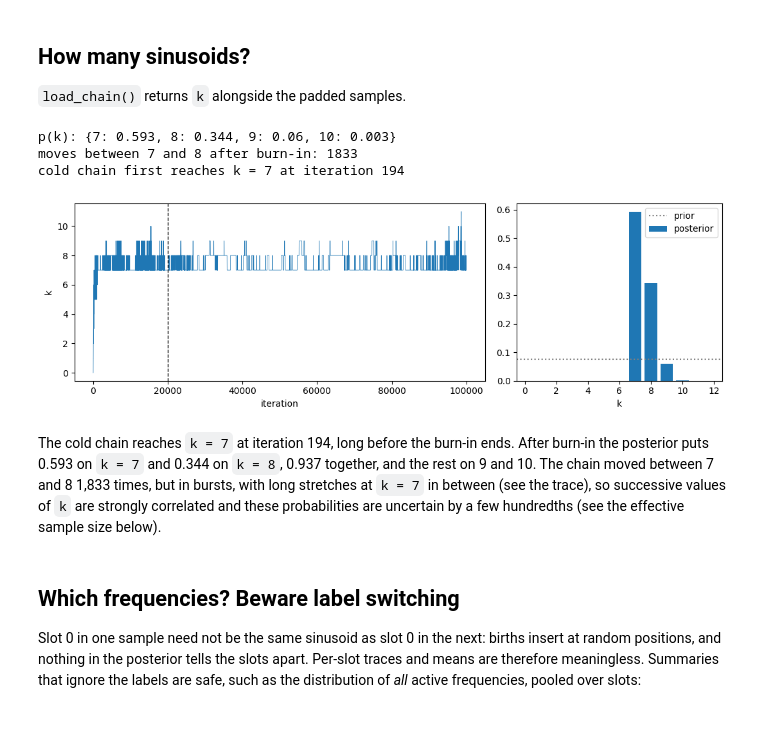
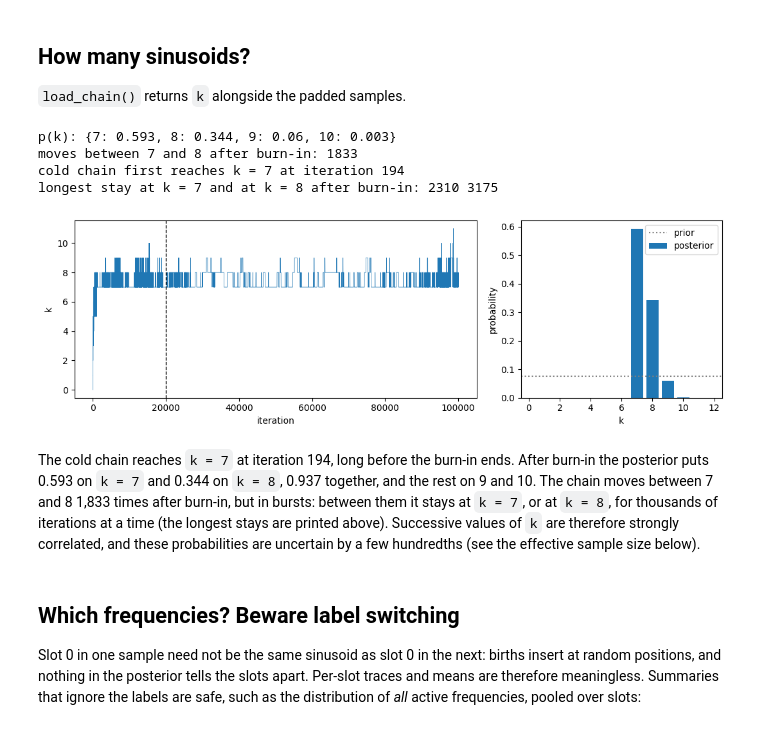
Before and after one commit to AaronDJohnson/impulse_mcmc, a Jupyter notebook: examples/rj_sinusoids.ipynb, the cells around one changed output. Saved outputs shown, nothing was run; the diff lists cells and outputs as text; code cells hidden in the pictures.

```diff
--- a/examples/rj_sinusoids.ipynb
+++ b/examples/rj_sinusoids.ipynb
@@ -311,38 +333,43 @@ print(f"{N_ITER:,} iterations in {time.perf_counter() - start:.0f} s")
 # %%
 chain = sampler.load_chain()
 k_cold = chain["k"][0]
 ks = k_cold[BURN:]
 p_k = np.bincount(ks, minlength=K + 1) / ks.size
 
 fig, (ax_trace, ax_pk) = plt.subplots(
     1, 2, figsize=(11, 3.5), gridspec_kw={"width_ratios": [2, 1]}
 )
 ax_trace.plot(k_cold, lw=0.5)
 ax_trace.axvline(BURN, color="k", ls="--", lw=1)
 ax_trace.set(xlabel="iteration", ylabel="k")
 ax_pk.bar(np.arange(K + 1), p_k, color="C0", label="posterior")
 ax_pk.axhline(1 / (K + 1), color="0.5", ls=":", label="prior")
-ax_pk.set(xlabel="k", xlim=(-0.5, K + 0.5))
+ax_pk.set(xlabel="k", ylabel="probability", xlim=(-0.5, K + 0.5))
 ax_pk.legend()
 fig.tight_layout()
 
 print("p(k):", {k: round(float(p), 3) for k, p in enumerate(p_k) if p > 0.001})
 moves_7_8 = np.sum(((ks[:-1] == 7) & (ks[1:] == 8)) | ((ks[:-1] == 8) & (ks[1:] == 7)))
 print("moves between 7 and 8 after burn-in:", moves_7_8)
 print("cold chain first reaches k = 7 at iteration", np.argmax(k_cold == 7))
+change = np.flatnonzero(np.diff(ks)) + 1  # where k changes, after burn-in
+stays, at = np.diff(np.r_[0, change, ks.size]), ks[np.r_[0, change]]
+print("longest stay at k = 7 and at k = 8 after burn-in:", stays[at == 7].max(), stays[at == 8].max())
 # %% [output]
 p(k): {7: 0.593, 8: 0.344, 9: 0.06, 10: 0.003}
 moves between 7 and 8 after burn-in: 1833
 cold chain first reaches k = 7 at iteration 194
+longest stay at k = 7 and at k = 8 after burn-in: 2310 3175
-[figure, old version]
+[figure, new version]
 # %% [markdown]
 The cold chain reaches `k = 7` at iteration 194, long before the
 burn-in ends. After burn-in the posterior puts 0.593 on `k = 7` and
 0.344 on `k = 8`, 0.937 together, and the rest on 9 and 10. The chain
-moved between 7 and 8 1,833 times, but in bursts, with long stretches
-at `k = 7` in between (see the trace), so successive values of `k` are
-strongly correlated and these probabilities are uncertain by a few
-hundredths (see the effective sample size below).
+moves between 7 and 8 1,833 times after burn-in, but in bursts: between
+them it stays at `k = 7`, or at `k = 8`, for thousands of iterations at
+a time (the longest stays are printed above). Successive values of `k`
+are therefore strongly correlated, and these probabilities are
+uncertain by a few hundredths (see the effective sample size below).
 # %% [markdown]
 ## Which frequencies? Beware label switching
 
```
Also changed, not shown: parts of 9 cells of this notebook, 1 other file.
